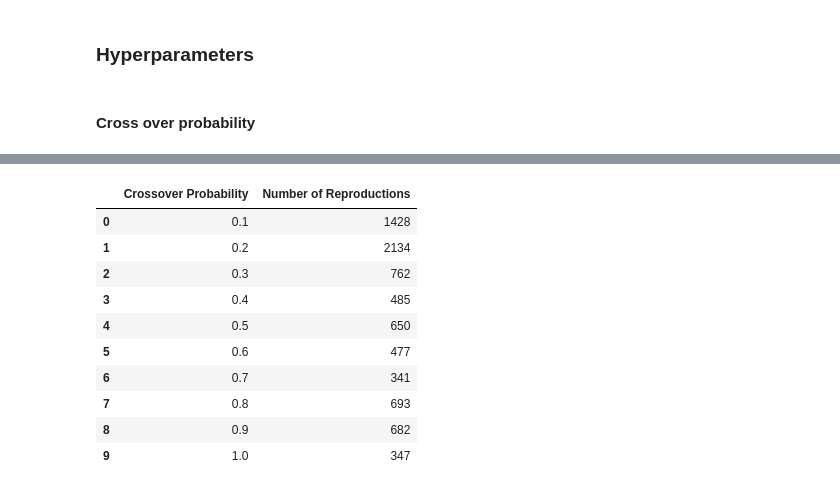
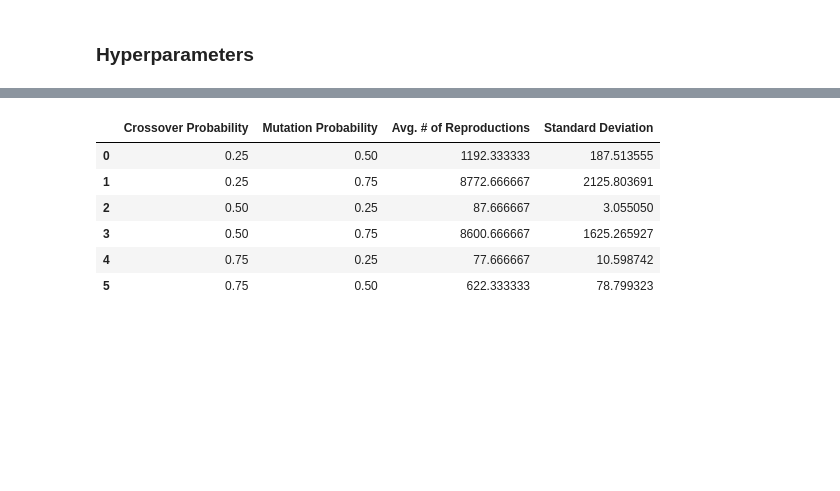
Before and after one commit to mhjp13/small-projects-ai, a Jupyter notebook: qmul/csp759/CW1/230382466-Bheki_Maenetja-CW1.ipynb, the cells around one changed output, grey strips where cells are left out. Saved outputs shown, nothing was run; the diff lists cells and outputs as text; code cells hidden in the pictures; blank space fills up the shorter version.

```diff
--- a/qmul/csp759/CW1/230382466-Bheki_Maenetja-CW1.ipynb
+++ b/qmul/csp759/CW1/230382466-Bheki_Maenetja-CW1.ipynb
@@ -744,6 +771,10 @@ def assign_fitness(population, target):
     return get_normalised_fitness(population, target)
 
 def cross_over(cross_pool, cross_prob=0.5):
+    """
+    Performs 1-point crossover of indivduals.
+    """
+
     offspring = []
     other_parents = cross_pool.copy()
 
@@ -780,7 +811,7 @@ def mutation(mut_pool, mut_prob=0.5):
 
     return mut_children
 
-def genetic_algorithm(target, n_gen=10000, pop_size=1000, cross_prob=0.5, mut_prob=0.5):
+def genetic_algorithm(target, n_gen=10000, pop_size=1000, cross_prob=0.5, mut_prob=0.5, print_results=True):
     half = pop_size // 2
     generations = n_gen
 
@@ -796,9 +827,11 @@ def genetic_algorithm(target, n_gen=10000, pop_size=1000, cross_prob=0.5, mut_pr
 
     # Mating Selection
     new_pop.sort(key=lambda x: fitness[x], reverse=True)
-    print(f"Fittest initial individual: {new_pop[0]} (f={fitness[new_pop[0]]})")
 
-    for i in range(n_gen):
+    if print_results:
+        print(f"Fittest initial individual: {new_pop[0]} (f={fitness[new_pop[0]]})")
+
+    for i in range(n_gen): # n_gen is the ceiling for the number of reproductions.
         mating_pool = new_pop.copy()[:half]
 
         # Crossover
@@ -816,8 +849,9 @@ def genetic_algorithm(target, n_gen=10000, pop_size=1000, cross_prob=0.5, mut_pr
             generations = i + 1
             break
 
-    print(f"Fittest final individual: {new_pop[0]} (f={fitness[new_pop[0]]}); found after {generations} generations.")
-    print(f"Actual target: {target}")
+    if print_results:
+        print(f"Fittest final individual: {new_pop[0]} (f={fitness[new_pop[0]]}); found after {generations} generations.")
+        print(f"Actual target: {target}")
 
     return target, generations
 # %%
@@ -834,7 +868,7 @@ N = 10
 repros = []
 
 for i in range(N):
-    _, num_gen = genetic_algorithm(student_password)
+    _, num_gen = genetic_algorithm(student_password, print_results=False)
     repros.append(num_gen)
 
 data = {
@@ -888,18 +905,35 @@ table.describe()
 # %% [markdown]
 ### Hyperparameters
-# %% [markdown]
-#### Cross over probability
 # %%
-repros = []
-N = 10
+# Find the average number of reproductions needed to converge on solution with different
+# combinations of crossover probability and mutation probability.
 
-for i in range(N):
-    _, num_gen = genetic_algorithm(student_password, cross_prob=(i+1) / N)
-    repros.append(num_gen)
+repro_means = []
+repro_stds = []
+
+perms = list(perm([0.25, 0.5, 0.75], 2)) # take different combinations of crossover and mutation probability
+
+for cross_prob, mut_prob in perms:
+    gens = []
+
+    for j in range(3):
+        _, num_gen = genetic_algorithm(
+            student_password,
+            cross_prob=cross_prob,
+            mut_prob=mut_prob,
+            print_results=False
+        )
+
+        gens.append(num_gen)
+
+    repro_means.append(mean(gens))
+    repro_stds.append(stdev(gens))
 
 data = {
-    "Crossover Probability": [f"{(i+1) / N}" for i in range(N)],
-    "Number of Reproductions": repros
+    "Crossover Probability": [p[0] for p in perms],
+    "Mutation Probability": [p[1] for p in perms],
+    "Avg. # of Reproductions": repro_means,
+    "Standard Deviation": repro_stds,
 }
 
 table = pd.DataFrame(data=data)
@@ -925,11 +942,7 @@ Actual target: ZS09_JG55Z
-|  | Crossover Probability | Number of Reproductions |
-| 0 | 0.1 | 1428 |
-| 1 | 0.2 | 2134 |
-| 2 | 0.3 | 762 |
-| 3 | 0.4 | 485 |
-| 4 | 0.5 | 650 |
-| 5 | 0.6 | 477 |
-| 6 | 0.7 | 341 |
-| 7 | 0.8 | 693 |
-| 8 | 0.9 | 682 |
-| 9 | 1.0 | 347 |
+|  | Crossover Probability | Mutation Probability | Avg. # of Reproductions | Standard Deviation |
+| 0 | 0.25 | 0.50 | 1192.333333 | 187.513555 |
+| 1 | 0.25 | 0.75 | 8772.666667 | 2125.803691 |
+| 2 | 0.50 | 0.25 | 87.666667 | 3.055050 |
+| 3 | 0.50 | 0.75 | 8600.666667 | 1625.265927 |
+| 4 | 0.75 | 0.25 | 77.666667 | 10.598742 |
+| 5 | 0.75 | 0.50 | 622.333333 | 78.799323 |
```
Also changed, not shown: parts of 22 cells of this notebook.
